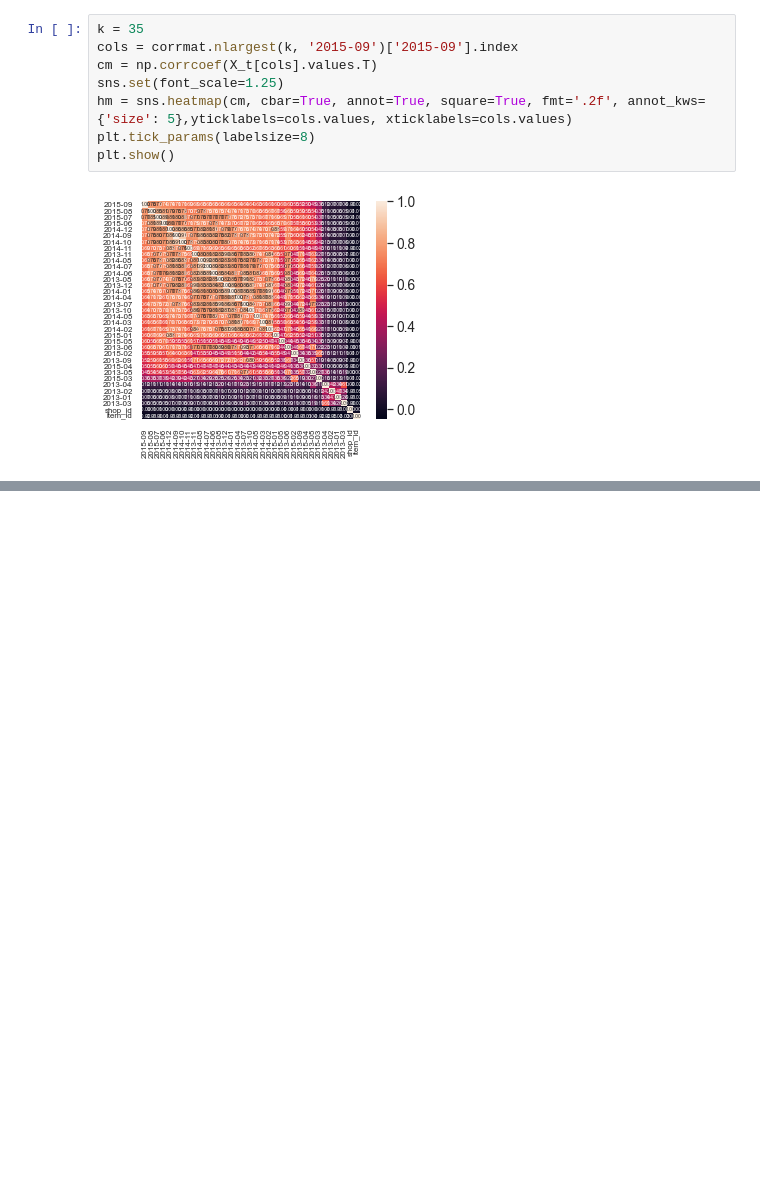
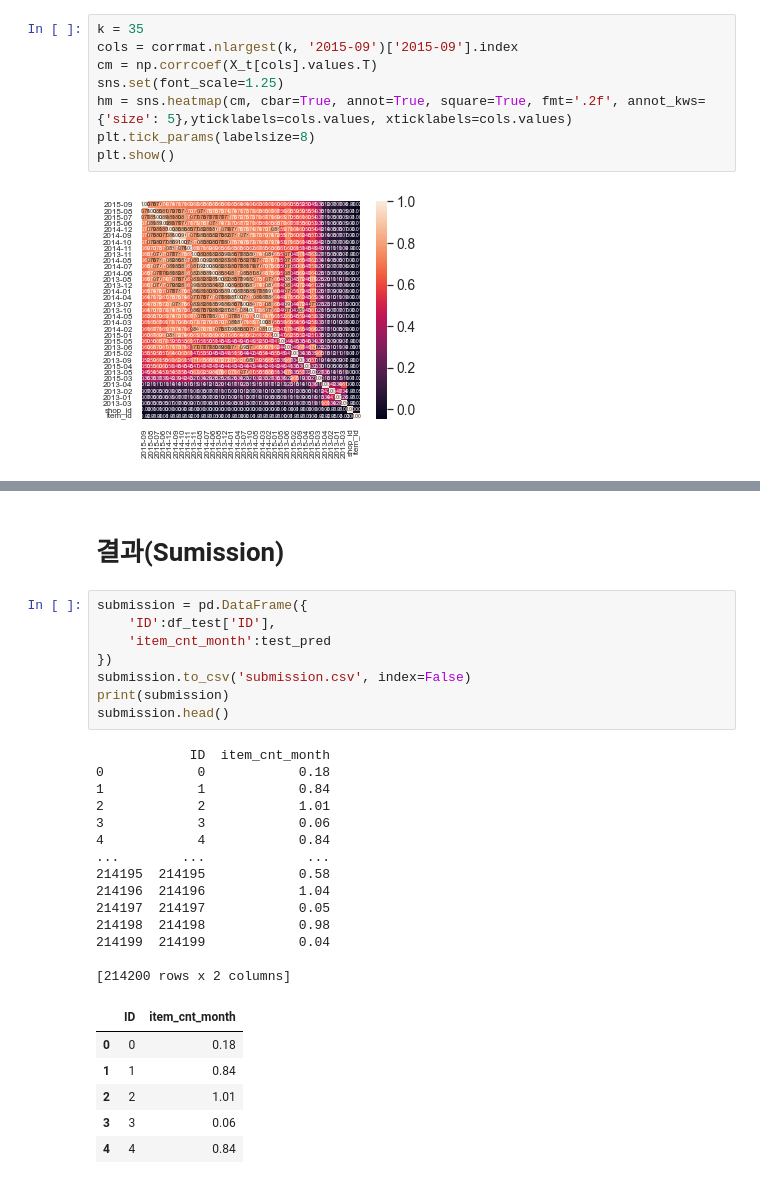
Before and after one commit to chaerui7967/kaggle_predict_future_sale, a Jupyter notebook: RandomForestRegressor.ipynb, the cells around one changed output, grey strips where cells are left out. Cells and saved outputs as stored; diff of their text form; blank space fills up the shorter version.

```diff
--- a/RandomForestRegressor.ipynb
+++ b/RandomForestRegressor.ipynb
@@ -137,0 +213,31 @@ plt.show()
+# %% [markdown]
+# 결과(Sumission)
+# %%
+submission = pd.DataFrame({
+    'ID':df_test['ID'],
+    'item_cnt_month':test_pred
+})
+submission.to_csv('submission.csv', index=False)
+print(submission)
+submission.head()
+# %% [output]
+            ID  item_cnt_month
+0            0            0.18
+1            1            0.84
+2            2            1.01
+3            3            0.06
+4            4            0.84
+...        ...             ...
+214195  214195            0.58
+214196  214196            1.04
+214197  214197            0.05
+214198  214198            0.98
+214199  214199            0.04
+
+[214200 rows x 2 columns]
+|  | ID | item_cnt_month |
+| 0 | 0 | 0.18 |
+| 1 | 1 | 0.84 |
+| 2 | 2 | 1.01 |
+| 3 | 3 | 0.06 |
+| 4 | 4 | 0.84 |
```
Also changed, not shown: parts of 8 cells of this notebook, 1 other file.
